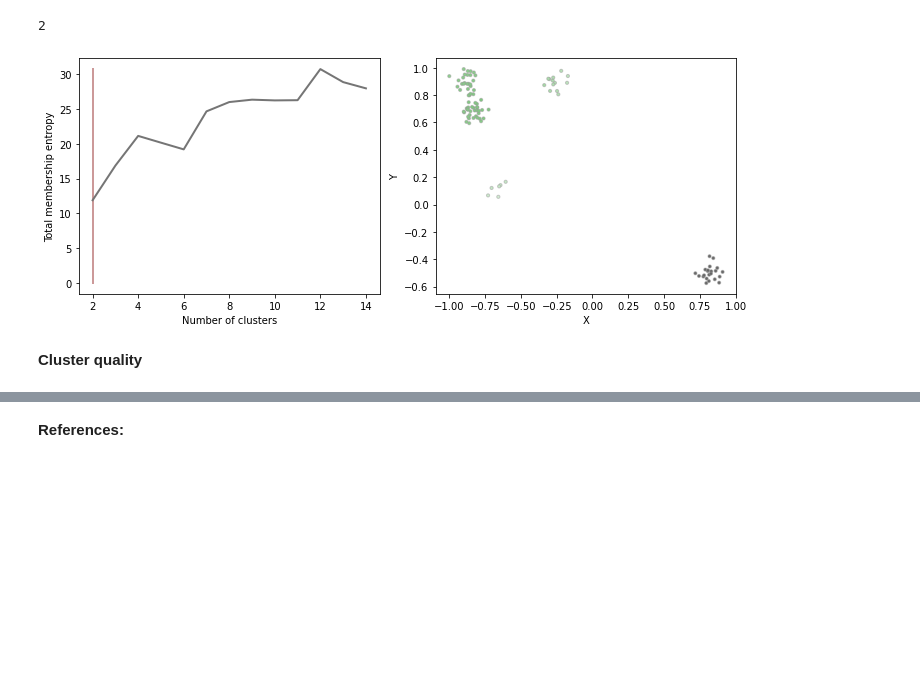
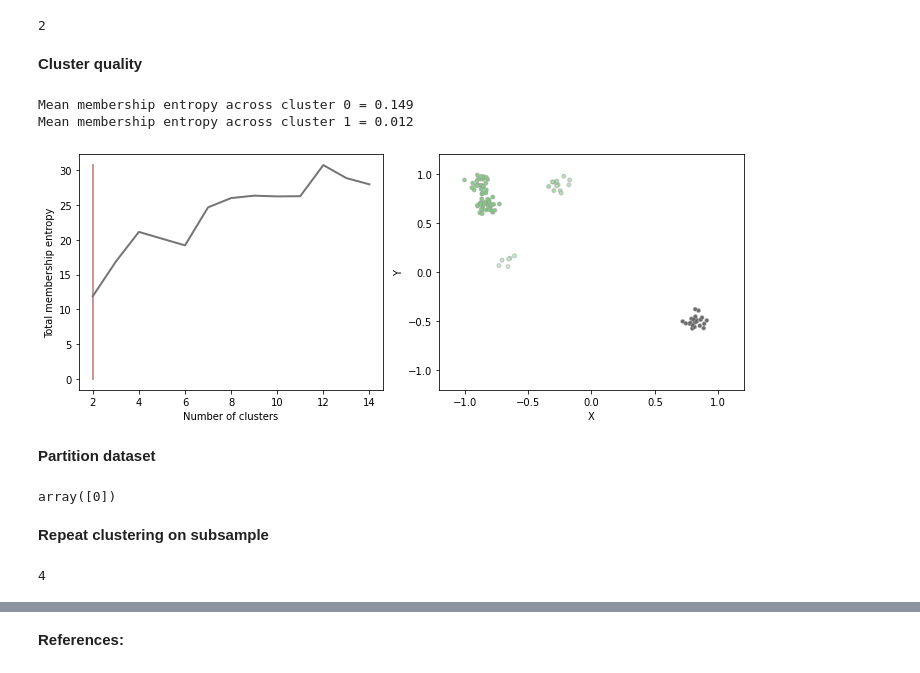
Before and after one commit to joaodmrodrigues/elements-financial-machine-learning, a Jupyter notebook: __writing/__writing-optimal_probabilistic_clustering_part2.ipynb, the cells around one changed output, grey strips where cells are left out. Drawn from its saved outputs; the diff is of its cells as text; code cells hidden in the pictures; blank space fills up the shorter version.

```diff
--- a/__writing/__writing-optimal_probabilistic_clustering_part2.ipynb
+++ b/__writing/__writing-optimal_probabilistic_clustering_part2.ipynb
@@ -84,4 +78,4 @@ print(optimal_nclusters)
 # %% [output]
 2
 # %%
-p, representative_cluster, Sx, S = cluster(n_clusters=optimal_nclusters, features=dataset)
+p, representative_cluster, Sx, S = run_cluster(n_clusters=optimal_nclusters, features=dataset)
@@ -99,21 +82,54 @@ for i in range(0, optimal_nclusters):
-# %%
-fig, axes = plt.subplots(1, 2, figsize=(10, 4))
-
-axes[0].plot([optimal_nclusters, optimal_nclusters], [0, np.max(total_entropies)], color=(0.8,0.6,0.6), linewidth=2)
-axes[0].plot(n_clusters_trials, total_entropies, color=(0.46,0.46,0.46), linewidth=2)
-axes[0].set_xlabel('Number of clusters')
-axes[0].set_ylabel('Total membership entropy')
-
-color_seq = list()
-for j in range(0, dataset.shape[0]):
-    color_seq.append(make_rgb_transparent(edgecolors[representative_cluster[j]], 1-Sx[j]))
-axes[1].scatter(dataset[:,0], dataset[:,1], marker='.', s=40, edgecolors=(0.6,0.6,0.6,0.5), c=color_seq)
-axes[1].set_xlabel('X')
-axes[1].set_ylabel('Y')
-
-plt.tight_layout()
-plt.show()
-# %% [output]
-[figure, removed]
 # %% [markdown]
 **Cluster quality**
+# %%
+Si_iter1 = dict()
+for clust in set(representative_cluster):
+    probs = p[np.argmax(p, 1)==clust, :]
+    entropy = -np.sum(probs*np.log(probs), 1) / np.log(probs.shape[1])
+    Si_iter1.update({clust: np.mean(entropy)})
+
+_=[print("Mean membership entropy across cluster {0} = {1}".format(i, np.round(Si_iter1[i], 3))) for i in Si_iter1.keys()]
+# %% [output]
+Mean membership entropy across cluster 0 = 0.149
+Mean membership entropy across cluster 1 = 0.012
+# %%
+import matplotlib
+from matplotlib import cm
+import matplotlib.pyplot as plt
+def make_rgb_transparent(rgb, alpha):
+    bg_rgb = [1, 1, 1]
+    return [alpha * c1 + (1 - alpha) * c2 for (c1, c2) in zip(rgb, bg_rgb)]
+colormap = cm.get_cmap('Accent')
+edgecolors = list()
+facecolors = list()
+for i in range(0, optimal_nclusters):
+    edgecolors.append(make_rgb_transparent(rgb=colormap(1.0*i/(optimal_nclusters-1)), alpha=1))
+    facecolors.append(make_rgb_transparent(rgb=colormap(1.0*i/(optimal_nclusters-1)), alpha=0.65))
+# %%
+fig, axes = plt.subplots(1, 2, figsize=(10, 4))
+
+axes[0].plot([optimal_nclusters, optimal_nclusters], [0, np.max(total_entropies)], color=(0.8,0.6,0.6), linewidth=2)
+axes[0].plot(n_clusters_trials, total_entropies, color=(0.46,0.46,0.46), linewidth=2)
+axes[0].set_xlabel('Number of clusters')
+axes[0].set_ylabel('Total membership entropy')
+
+color_seq = list()
+for j in range(0, dataset.shape[0]):
+    color_seq.append(make_rgb_transparent(edgecolors[representative_cluster[j]], 1-Sx[j]))
+axes[1].scatter(dataset[:,0], dataset[:,1], marker='.', s=60, edgecolors=(0.6,0.6,0.6,0.5), c=color_seq)
+axes[1].set_xlabel('X')
+axes[1].set_ylabel('Y')
+axes[1].set_xlim(-1.2,1.2)
+axes[1].set_ylim(-1.2,1.2)
+
+plt.tight_layout()
+plt.show()
+# %% [output]
+[figure, added]
+# %% [markdown]
+**Partition dataset**
+# %%
+bad_clusters = np.array(list(Si_iter1.keys()))[list(Si_iter1.values()) > np.mean(list(Si_iter1.values()))]
+bad_clusters
+# %% [output]
+array([0])
@@ -119,0 +143,2 @@ plt.show()
+# %% [markdown]
+**Repeat clustering on subsample**
@@ -119,0 +151,5 @@ plt.show()
+# %%
+optimal_nclusters = n_clusters_trials[np.argmin(total_entropies)]
+print(optimal_nclusters)
+# %% [output]
+4
```
Also changed, not shown: parts of 26 cells of this notebook, 4 other files.
